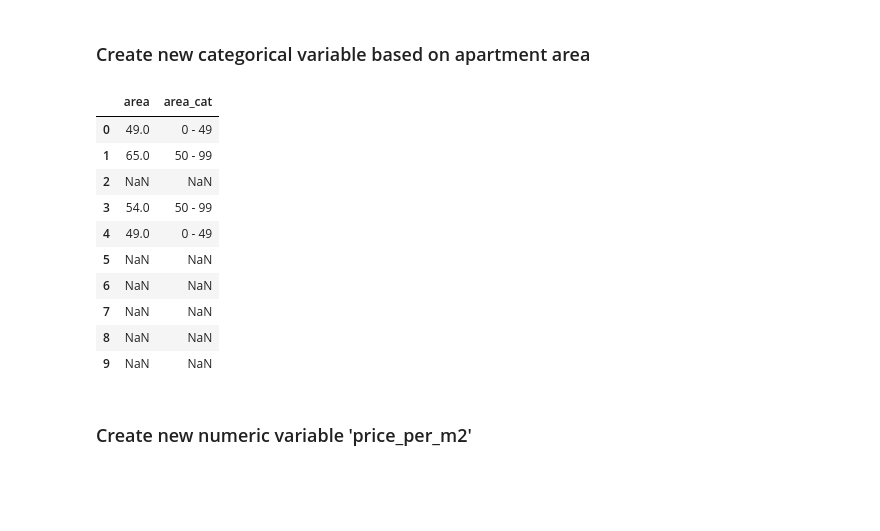
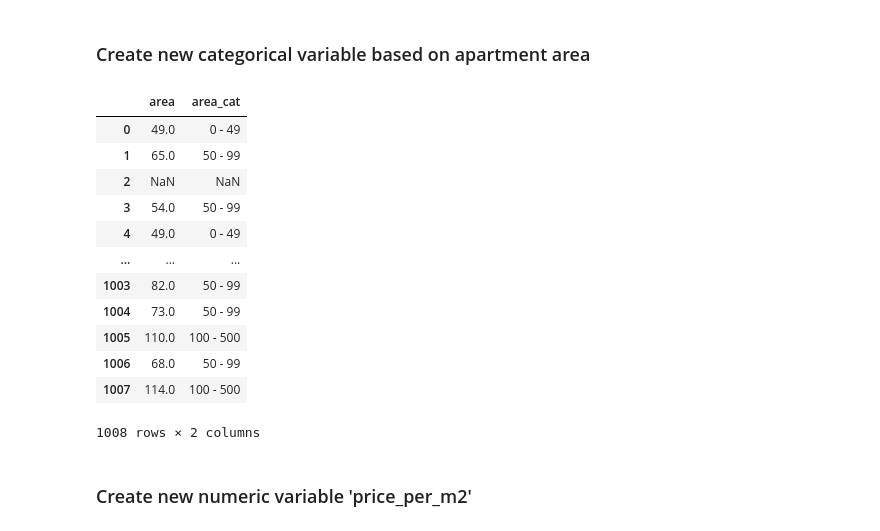
Before and after one commit to fahrnphi/data_analytics, a Jupyter notebook: KK/KK_SW03/apartments_data_preparation_zuerich.ipynb, the cells around one changed output. Drawn from its saved outputs; the diff is of its cells as text; code cells hidden in the pictures; blank space fills up the shorter version.

```diff
--- a/KK/KK_SW03/apartments_data_preparation_zuerich.ipynb
+++ b/KK/KK_SW03/apartments_data_preparation_zuerich.ipynb
@@ -276,0 +281,10 @@ df[['description_raw','rooms','area','price','luxurious', 'moebliert']]
+# %%
+# Create a pattern which can be used to search the variable 'description_raw'
+pattern = 'BALKON'
+
+# Create new variable 'balkon' as binary dummy (0/1) variable
+df['balkon'] = df['description_raw'].str.contains(pat = pattern).astype(int)
+print(df['balkon'].sum())
+
+# Show values
+df[['description_raw','rooms','area','price','luxurious', 'moebliert', 'balkon']]
@@ -276,0 +308,10 @@ df[['description_raw','rooms','area','price','luxurious', 'moebliert']]
+# %%
+# Create a pattern which can be used to search the variable 'description_raw'
+pattern = 'ZENTRAL'
+
+# Create new variable 'luxurious' as binary dummy (0/1) variable
+df['zentral'] = df['description_raw'].str.contains(pat = pattern).astype(int)
+print(df['zentral'].sum())
+
+# Show values
+df[['description_raw','rooms','area','price','luxurious','moebliert','balkon','zentral']]
@@ -297,24 +353,26 @@ Name: price_per_m2, Length: 1008, dtype: float64
 # %%
 # Define classes (labels)
 labels = ['0 - 49', '50 - 99', '100 - 500']
 
 # Use the .cut method from pandas to divide the numeric values in classes
 df["area_cat"] = pd.cut(df['area'], bins=[0, 50, 100, 10000], labels=labels)
 
 # Show original data and classes
-df[['area', 'area_cat']].head(10)
+df[['area', 'area_cat']]
 # %% [output]
 |  | area | area_cat |
 | 0 | 49.0 | 0 - 49 |
 | 1 | 65.0 | 50 - 99 |
 | 2 | NaN | NaN |
 | 3 | 54.0 | 50 - 99 |
 | 4 | 49.0 | 0 - 49 |
-| 5 | NaN | NaN |
-| 6 | NaN | NaN |
-| 7 | NaN | NaN |
-| 8 | NaN | NaN |
-| 9 | NaN | NaN |
+| ... | ... | ... |
+| 1003 | 82.0 | 50 - 99 |
+| 1004 | 73.0 | 50 - 99 |
+| 1005 | 110.0 | 100 - 500 |
+| 1006 | 68.0 | 50 - 99 |
+| 1007 | 114.0 | 100 - 500 |
+1008 rows × 2 columns
 # %% [markdown]
 ### Create new numeric variable 'price_per_m2'
 # %%
```
Also changed, not shown: parts of 9 cells of this notebook, 2 other files.
